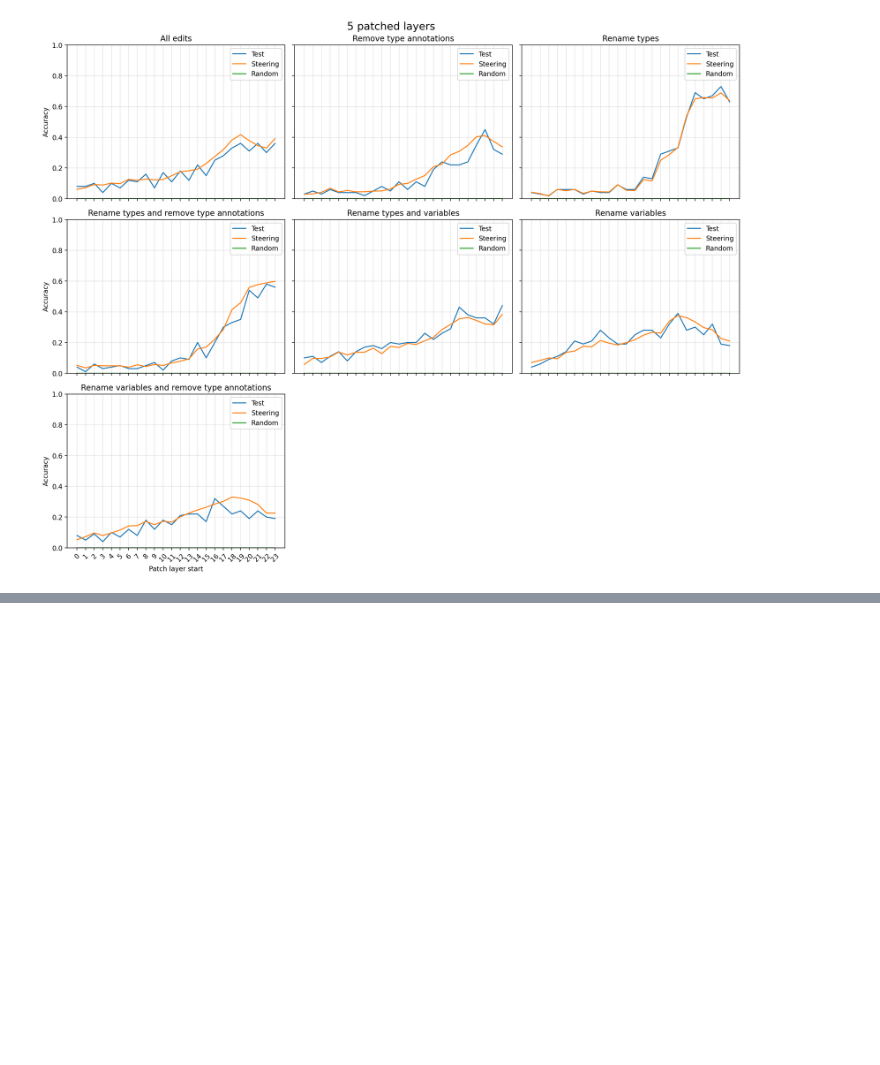
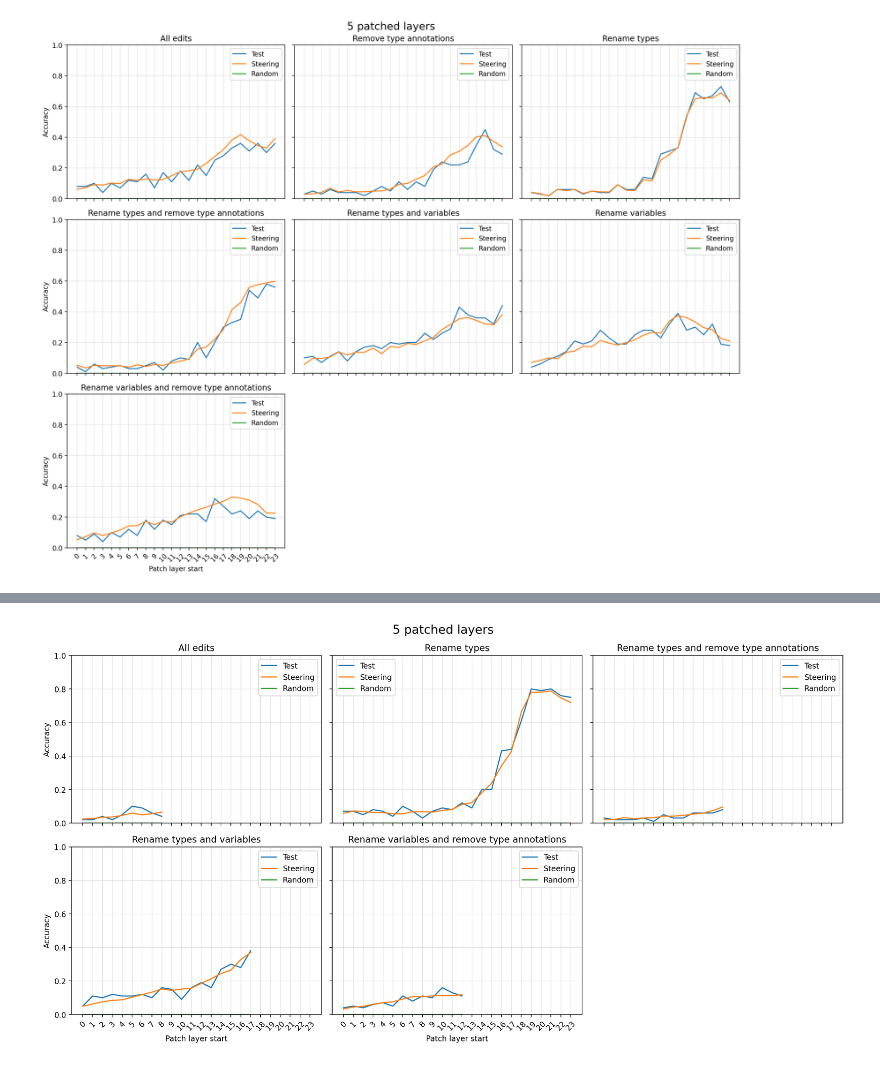
Before and after one commit to nuprl/codetrace, a Jupyter notebook: notebooks/delta_analysis.ipynb, the cells around one changed output, grey strips where cells are left out. Cells and saved outputs as stored; diff of their text form; code cells hidden in the pictures; blank space fills up the shorter version.

```diff
--- a/notebooks/delta_analysis.ipynb
+++ b/notebooks/delta_analysis.ipynb
@@ -113,2 +132,6 @@ plot_steering_results(df_pretty, 5)
+# %%
+plot_steering_results(df_pretty, "ts", 5)
+# %% [output]
+[figure, added]
 # %%
 datasets.Dataset.from_pandas(df).push_to_hub("nuprl/type-steering", config_name="results")
```
Also changed, not shown: parts of 8 cells of this notebook.
